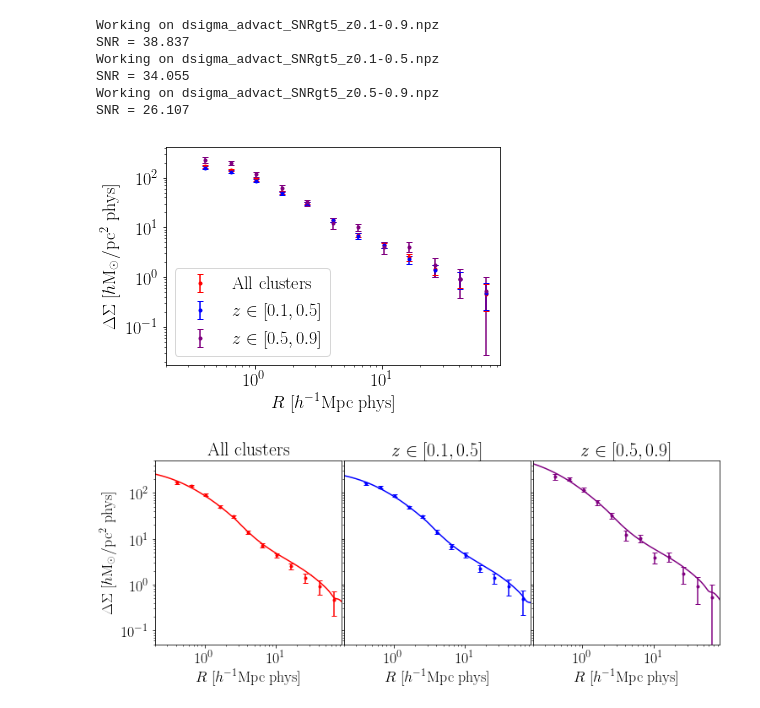
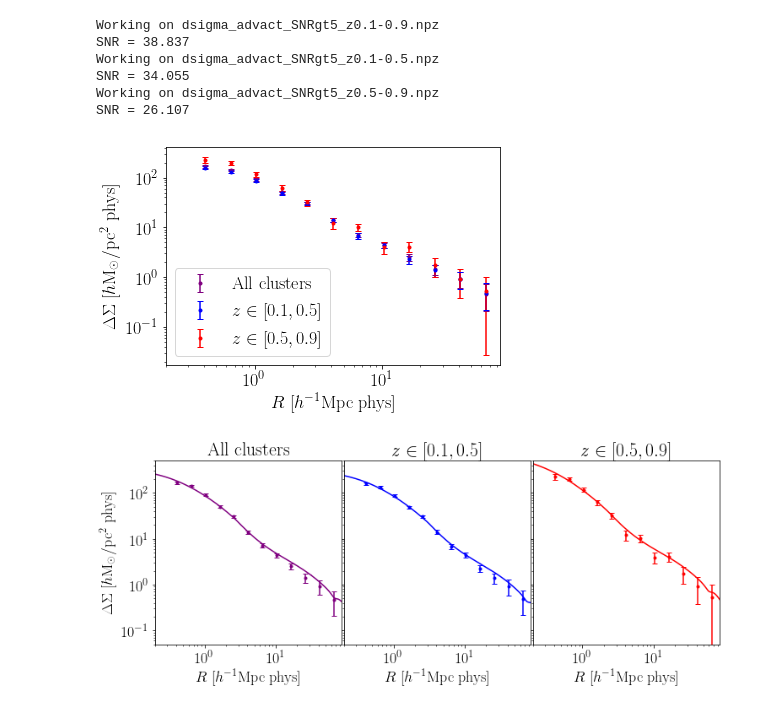
Before and after one commit to tmcclintock/ACTxDES_Cluster_WL, a Jupyter notebook: analysis/Max-Likelihood Fitting.ipynb, the cells around one changed output. Cells and saved outputs as stored; diff of their text form; code cells hidden in the pictures.

Commit message:
Reran the notebook for better figures.

```diff
--- a/analysis/Max-Likelihood Fitting.ipynb
+++ b/analysis/Max-Likelihood Fitting.ipynb
@@ -49,27 +49,27 @@ Working on dsigma_advact_SNRgt5_z0.5-0.9.npz
 SNR = 26.107
 # %%
 #Plot each data curve
-colors = ["r", "b", "purple"]
+colors = ["purple", "blue", "red"]
 labels = [r"All clusters", r"$z\in[0.1,0.5]$", r"$z\in[0.5,0.9]$"]
 for i, best in enumerate(best_args):
     fname = fnames[i]
     args = make_args.get_args(fname)
     DeltaSigma, ave_DeltaSigma, _ = model.ACTxDES_cluster_lnpost(best, args, True)
     Rp = args["Rp_phys"]
     Rmid = args["Rmid_cut"]
     DS = args["DeltaSigma_cut"]
     Cov = args["Cov_cut"]
     err = np.sqrt(Cov.diagonal())
     plt.errorbar(Rmid, DS, err, ls='', marker='.', label=labels[i], color=colors[i])
     #plt.loglog(Rp, DeltaSigma)
 plt.loglog()
 plt.xlim(0.2, 85)
 plt.ylabel(r"$\Delta\Sigma\ [h{\rm M_\odot/pc^2}\ {\rm phys}]$")
 plt.xlabel(r"$R\ [h^{-1}{\rm Mpc}\ {\rm phys}]$")
 plt.legend();
 plt.savefig("all_stacks_data.png", dpi=300, bbox_inches="tight");
 # %% [output]
-[figure, old version]
+[figure, new version]
 # %%
 #Plot each fit
 fig, ax = plt.subplots(ncols=3, nrows=1, sharex=True, sharey=True, figsize=(12,4))
@@ -93,4 +93,4 @@ for i, best in enumerate(best_args):
 ax[0].set_ylabel(r"$\Delta\Sigma\ [h{\rm M_\odot/pc^2}\ {\rm phys}]$")
 fig.savefig("all_stacks_fit.png", dpi=300, bbox_inches="tight")
 # %% [output]
-[figure, old version]
+[figure, new version]
```
